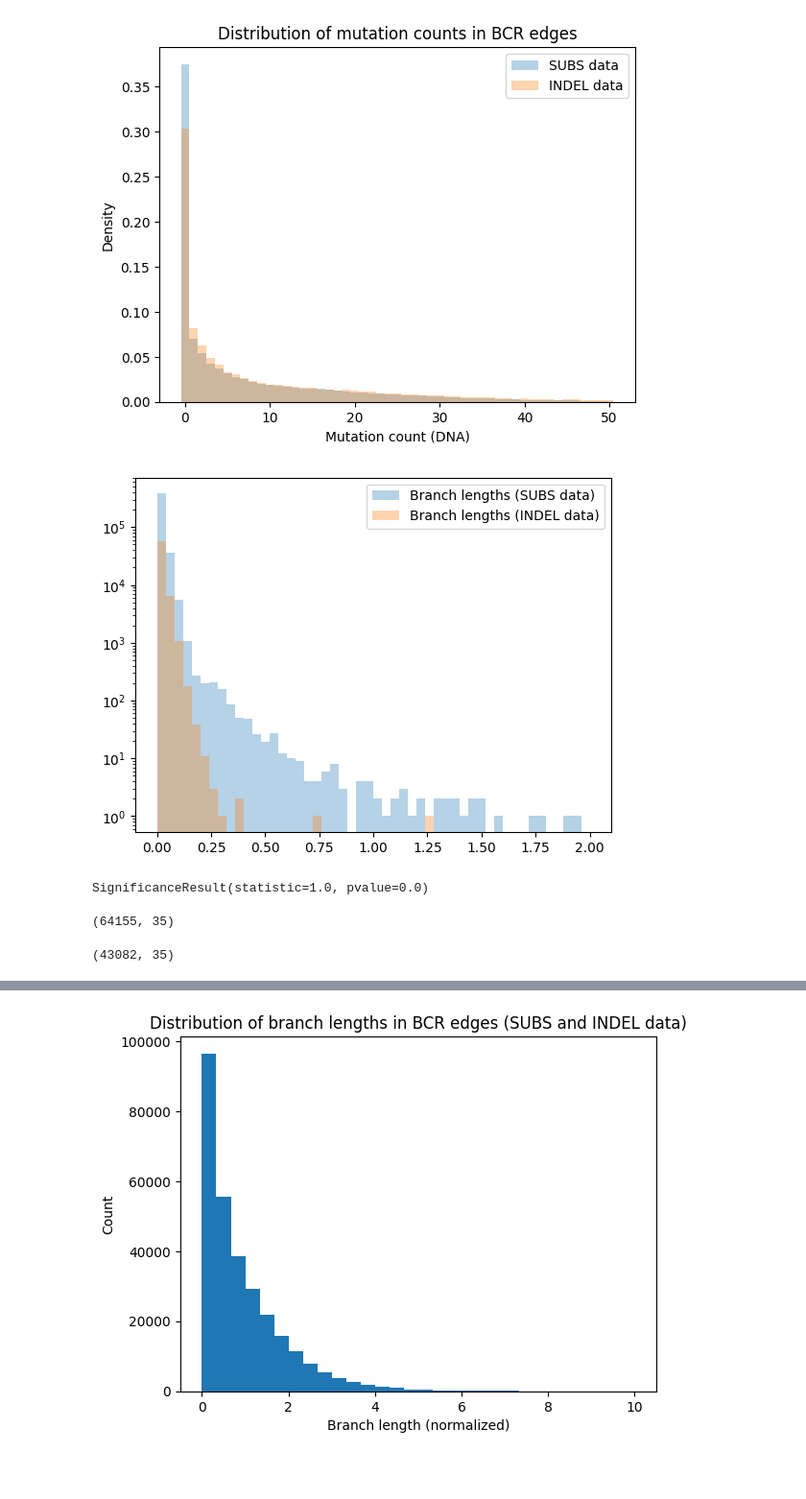
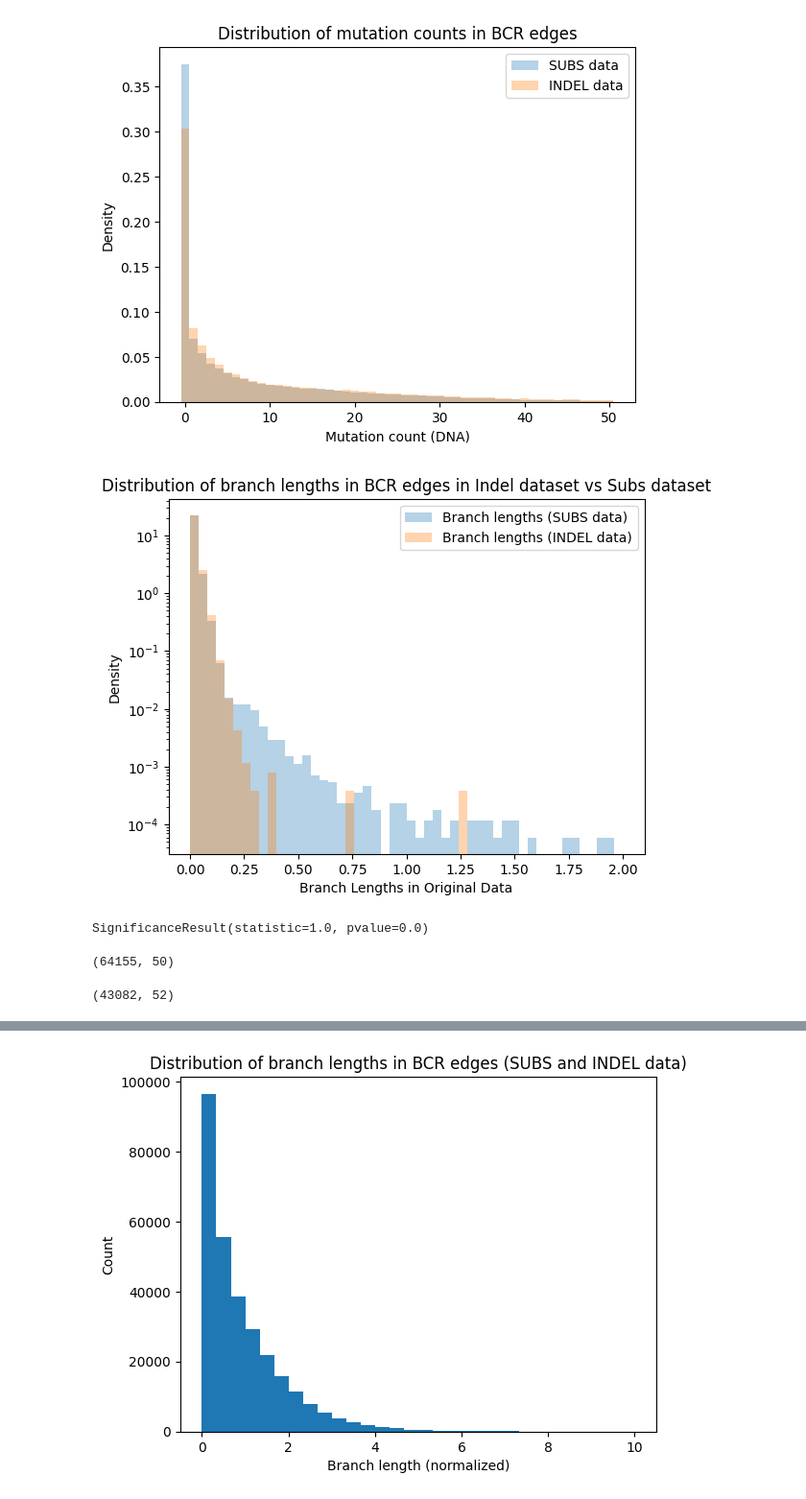
Before and after one commit to thematrixmaster/cosine, a Jupyter notebook: data/wyatt.ipynb, the cells around one changed output, grey strips where cells are left out. Shown at 96% size. Cells and saved outputs as stored; diff of their text form; code cells hidden in the pictures; blank space fills up the shorter version.

```diff
--- a/data/wyatt.ipynb
+++ b/data/wyatt.ipynb
@@ -118,6 +118,8 @@ indels['n_sub_light'] = indels['n_mut_light'] - indels['n_ins_light'] - indels['
 indels['n_mut'] = indels['n_mut_heavy'] + indels['n_mut_light']
 indels['n_sub'] = indels['n_sub_heavy'] + indels['n_sub_light']
 indels['n_del'] = indels['n_del_heavy'] + indels['n_del_light']
+indels['n_ins'] = indels['n_ins_heavy'] + indels['n_ins_light']
+indels['has_indels'] = indels['n_ins'] + indels['n_del'] > 0
 
 assert (indels['n_sub_heavy'] >= 0).all(), "Negative substitutions in heavy chain."
 assert (indels['n_sub_light'] >= 0).all(), "Negative substitutions in light chain."
@@ -215,14 +241,17 @@ plt.show()
 [figure]
 # %%
 bins = np.linspace(0, 2, 51)
-plt.hist(full_df.branch_length_heavy, bins=bins, alpha=0.33, label='Branch lengths (SUBS data)')
+plt.hist(full_df.branch_length_heavy, bins=bins, alpha=0.33, label='Branch lengths (SUBS data)', density=True)
 # plt.hist(full_df.branch_length_light, bins=bins, alpha=0.33, label='Light branch lengths (SUBS)')
-plt.hist(indels.branch_length, bins=bins, alpha=0.33, label='Branch lengths (INDEL data)')
+plt.hist(indels.branch_length, bins=bins, alpha=0.33, label='Branch lengths (INDEL data)', density=True)
+plt.xlabel('Branch Lengths in Original Data')
+plt.ylabel('Density')
 plt.legend()
+plt.title('Distribution of branch lengths in BCR edges in Indel dataset vs Subs dataset')
 plt.yscale('log')
 plt.show()
 # %% [output]
-[figure, old version]
+[figure, new version]
 # %%
 spearmanr(full_df.branch_length_heavy, full_df.branch_length_light)
 # %% [output]
@@ -242,12 +271,14 @@ indels['child_light_aa'] = indels['child_light'].progress_apply(
 )
 print(indels.shape)
 # %% [output]
-(64155, 35)
+(64155, 50)
 # %%
+indels['n_ins'] = indels['n_ins_heavy'] + indels['n_ins_light']
+indels['has_indels'] = indels['n_ins'] + indels['n_del'] > 0
 indels_unique = indels[(indels.parent_heavy_aa != indels.child_heavy_aa) | (indels.parent_light_aa != indels.child_light_aa)]
 print(indels_unique.shape)
 # %% [output]
-(43082, 35)
+(43082, 52)
 # %%
 peint_df = full_df[[
     'edge_id', 'sample_id', 'family',
```
Also changed, not shown: parts of 6 cells of this notebook, 45 other files.
